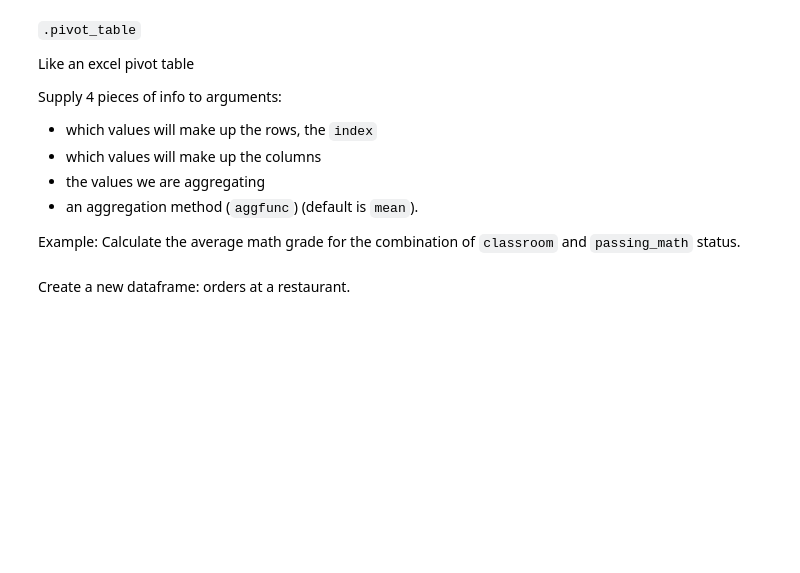
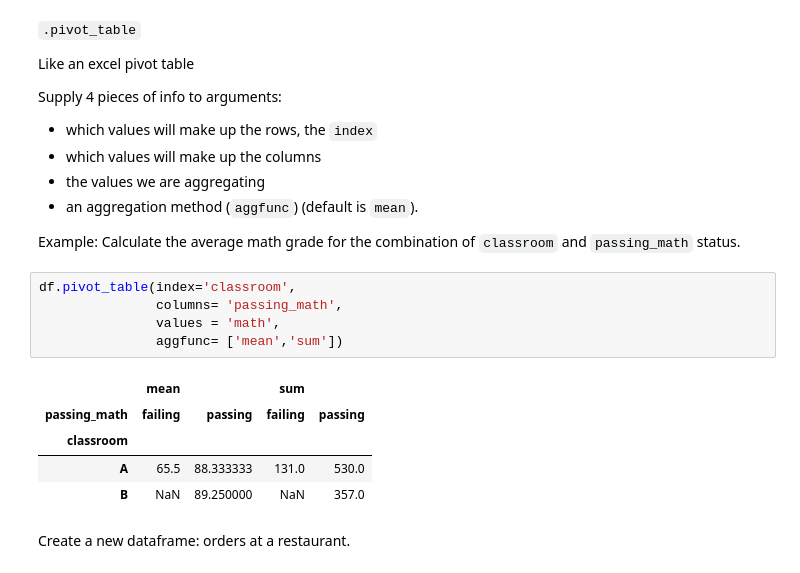
Before and after one commit to Bartholomew-Taylor/data-science-library, a Jupyter notebook: pandas_advanced_dataframes_lesson.ipynb, the cells around one changed output. Saved outputs shown, nothing was run; the diff lists cells and outputs as text; blank space fills up the shorter version.

```diff
--- a/pandas_advanced_dataframes_lesson.ipynb
+++ b/pandas_advanced_dataframes_lesson.ipynb
@@ -526,5 +602,16 @@ Supply 4 pieces of info to arguments:
 - an aggregation method (`aggfunc`) (default is `mean`).
 
 Example: Calculate the average math grade for the combination of `classroom` and `passing_math` status.
+# %%
+df.pivot_table(index='classroom',
+               columns= 'passing_math',
+               values = 'math',
+               aggfunc= ['mean','sum'])
+# %% [output]
+|  | mean |  | sum |  |
+| passing_math | failing | passing | failing | passing |
+| classroom |  |  |  |  |
+| A | 65.5 | 88.333333 | 131.0 | 530.0 |
+| B | NaN | 89.250000 | NaN | 357.0 |
 # %% [markdown]
 Create a new dataframe: orders at a restaurant.
```
Also changed, not shown: parts of 31 cells of this notebook.
